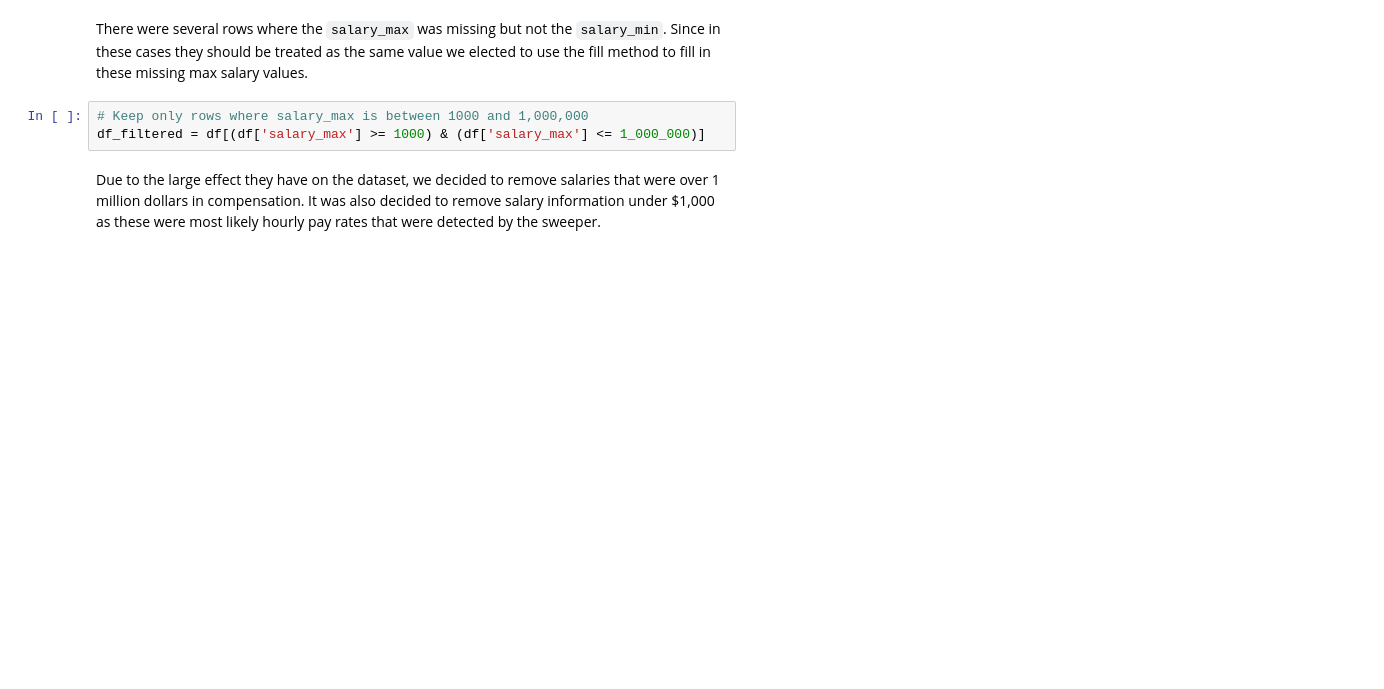
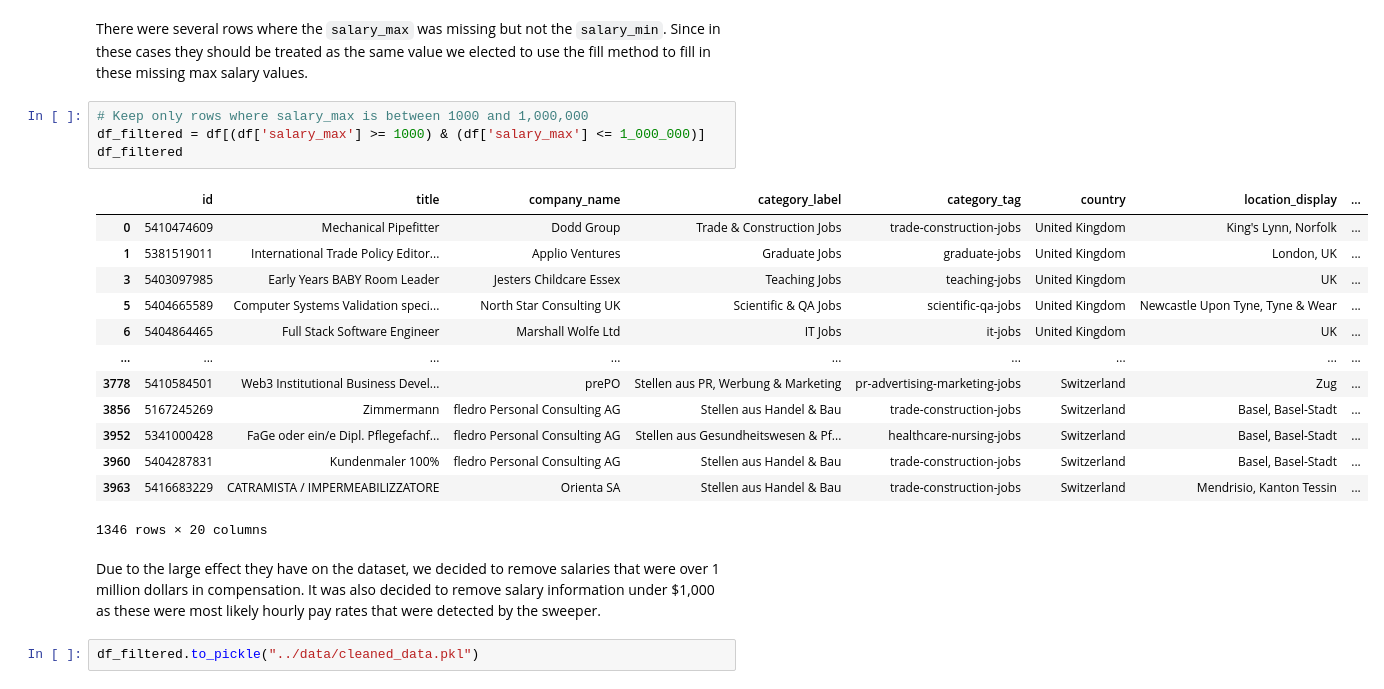
Before and after one commit to sbs0068/INSY6500_job_market_analysis, a Jupyter notebook: notebooks/01_data_cleaning.ipynb, the cells around one changed output. Cells and saved outputs as stored; diff of their text form; blank space fills up the shorter version.

```diff
--- a/notebooks/01_data_cleaning.ipynb
+++ b/notebooks/01_data_cleaning.ipynb
@@ -316,5 +301,22 @@ There were several rows where the `salary_max` was missing but not the `salary_m
 # %%
 # Keep only rows where salary_max is between 1000 and 1,000,000
 df_filtered = df[(df['salary_max'] >= 1000) & (df['salary_max'] <= 1_000_000)]
+df_filtered
+# %% [output]
+|  | id | title | company_name | category_label | category_tag | country | location_display | ... |
+| 0 | 5410474609 | Mechanical Pipefitter | Dodd Group | Trade & Construction Jobs | trade-construction-jobs | United Kingdom | King's Lynn, Norfolk | ... |
+| 1 | 5381519011 | International Trade Policy Editor... | Applio Ventures | Graduate Jobs | graduate-jobs | United Kingdom | London, UK | ... |
+| 3 | 5403097985 | Early Years BABY Room Leader | Jesters Childcare Essex | Teaching Jobs | teaching-jobs | United Kingdom | UK | ... |
+| 5 | 5404665589 | Computer Systems Validation speci... | North Star Consulting UK | Scientific & QA Jobs | scientific-qa-jobs | United Kingdom | Newcastle Upon Tyne, Tyne & Wear | ... |
+| 6 | 5404864465 | Full Stack Software Engineer | Marshall Wolfe Ltd | IT Jobs | it-jobs | United Kingdom | UK | ... |
+| ... | ... | ... | ... | ... | ... | ... | ... | ... |
+| 3778 | 5410584501 | Web3 Institutional Business Devel... | prePO | Stellen aus PR, Werbung & Marketing | pr-advertising-marketing-jobs | Switzerland | Zug | ... |
+| 3856 | 5167245269 | Zimmermann | fledro Personal Consulting AG | Stellen aus Handel & Bau | trade-construction-jobs | Switzerland | Basel, Basel-Stadt | ... |
+| 3952 | 5341000428 | FaGe oder ein/e Dipl. Pflegefachf... | fledro Personal Consulting AG | Stellen aus Gesundheitswesen & Pf... | healthcare-nursing-jobs | Switzerland | Basel, Basel-Stadt | ... |
+| 3960 | 5404287831 | Kundenmaler 100% | fledro Personal Consulting AG | Stellen aus Handel & Bau | trade-construction-jobs | Switzerland | Basel, Basel-Stadt | ... |
+| 3963 | 5416683229 | CATRAMISTA / IMPERMEABILIZZATORE | Orienta SA | Stellen aus Handel & Bau | trade-construction-jobs | Switzerland | Mendrisio, Kanton Tessin | ... |
+1346 rows × 20 columns
 # %% [markdown]
 Due to the large effect they have on the dataset, we decided to remove salaries that were over 1 million dollars in compensation. It was also decided to remove salary information under $1,000 as these were most likely hourly pay rates that were detected by the sweeper.
+# %%
+df_filtered.to_pickle("../data/cleaned_data.pkl")
```
Also changed, not shown: parts of 3 cells of this notebook, 1 other file.
